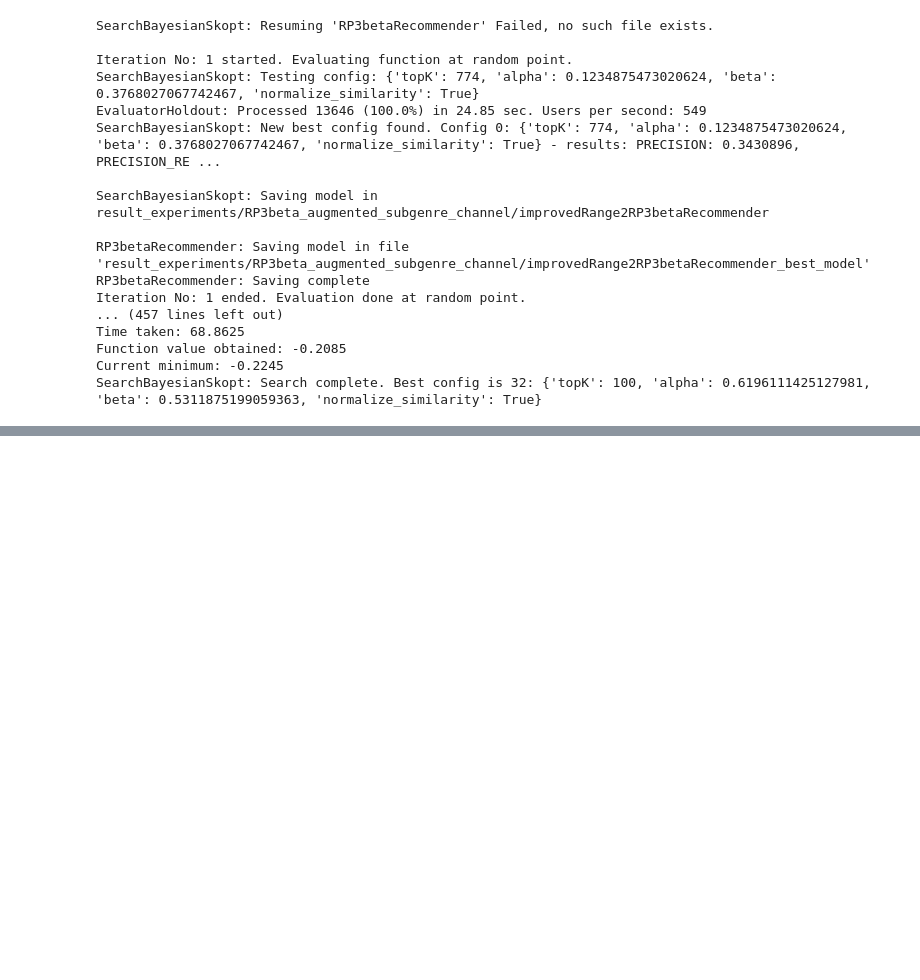
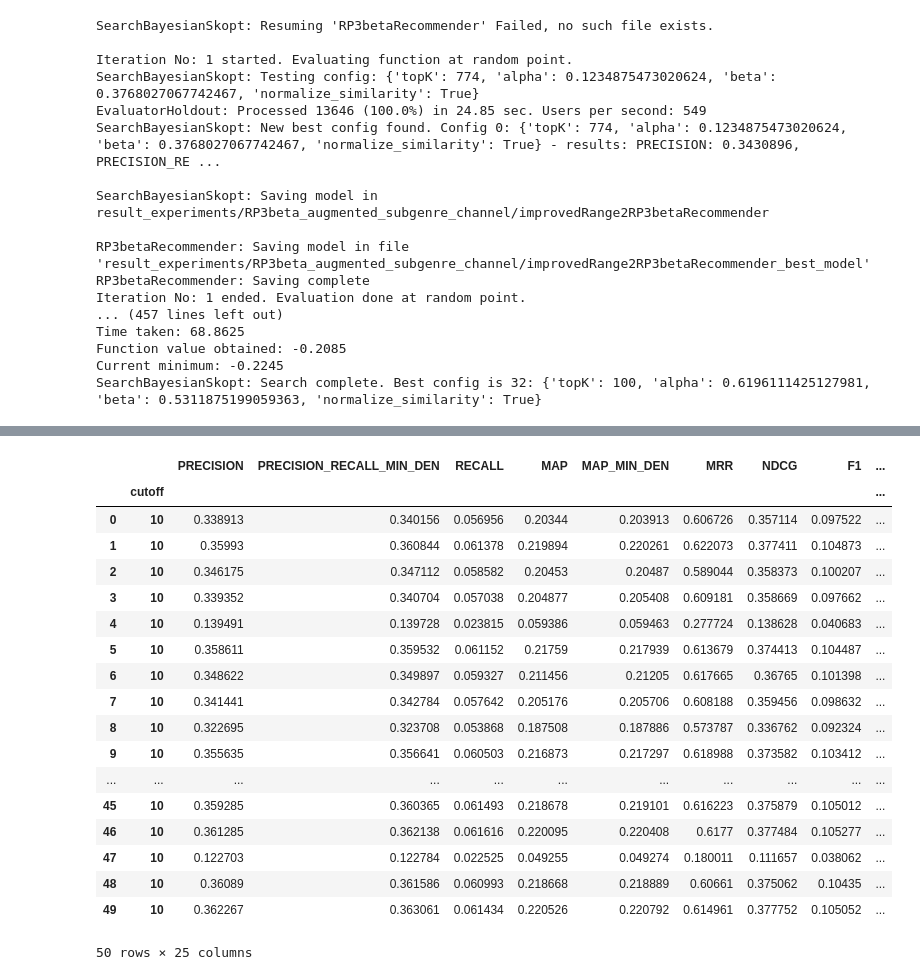
Before and after one commit to AlessioBray/Recommender-Systems-course-challenge, a Jupyter notebook: Hybrid_RP3beta_UserKNN.ipynb, the cells around one changed output, grey strips where cells are left out. Cells and saved outputs as stored; diff of their text form; code cells hidden in the pictures; blank space fills up the shorter version.

```diff
--- a/Hybrid_RP3beta_UserKNN.ipynb
+++ b/Hybrid_RP3beta_UserKNN.ipynb
@@ -398,0 +540,33 @@ SearchBayesianSkopt: Search complete. Best config is 32: {'topK': 100, 'alpha':
+# %%
+output_folder_path = "result_experiments/RP3beta_augmented_subgenre_channel/noAugmentation"
+
+# If directory does not exist, create
+if not os.path.exists(output_folder_path):
+    os.makedirs(output_folder_path)
+
+n_cases = 50  # 50 with 30% random is a good number
+n_random_starts = int(n_cases*0.3)
+metric_to_optimize = "MAP"
+cutoff_to_optimize = 10
+# %%
+from functools import partial
+import os, multiprocessing
+
+from Recommenders.GraphBased.RP3betaRecommender import RP3betaRecommender
+
+from HyperparameterTuning.run_hyperparameter_search import runHyperparameterSearch_Collaborative
+
+runHyperparameterSearch_Collaborative(RP3betaRecommender,
+                                        URM_train = URM_train,
+                                        URM_train_last_test = None,
+                                        metric_to_optimize = metric_to_optimize,
+                                        cutoff_to_optimize = cutoff_to_optimize,
+                                        n_cases = n_cases,
+                                        n_random_starts = n_random_starts,
+                                        evaluator_validation_earlystopping = evaluator_validation,
+                                        evaluator_validation = evaluator_validation,
+                                        evaluator_test = None,
+                                        output_folder_path = output_folder_path,
+                                        resume_from_saved = True,
+                                        similarity_type_list = None,
+                                        parallelizeKNN = True)
@@ -398,0 +591,7 @@ SearchBayesianSkopt: Search complete. Best config is 32: {'topK': 100, 'alpha':
+# %%
+from Recommenders.DataIO import DataIO
+
+data_loader = DataIO(folder_path = output_folder_path)
+search_metadata = data_loader.load_data(RP3betaRecommender.RECOMMENDER_NAME + "_metadata.zip")
+
+search_metadata.keys()
@@ -398,0 +621,23 @@ SearchBayesianSkopt: Search complete. Best config is 32: {'topK': 100, 'alpha':
+# %%
+result_on_validation_df = search_metadata["result_on_validation_df"]
+result_on_validation_df.head(50)
+# %% [output]
+|  |  | PRECISION | PRECISION_RECALL_MIN_DEN | RECALL | MAP | MAP_MIN_DEN | MRR | NDCG | F1 | ... |
+|  | cutoff |  |  |  |  |  |  |  |  | ... |
+| 0 | 10 | 0.338913 | 0.340156 | 0.056956 | 0.20344 | 0.203913 | 0.606726 | 0.357114 | 0.097522 | ... |
+| 1 | 10 | 0.35993 | 0.360844 | 0.061378 | 0.219894 | 0.220261 | 0.622073 | 0.377411 | 0.104873 | ... |
+| 2 | 10 | 0.346175 | 0.347112 | 0.058582 | 0.20453 | 0.20487 | 0.589044 | 0.358373 | 0.100207 | ... |
+| 3 | 10 | 0.339352 | 0.340704 | 0.057038 | 0.204877 | 0.205408 | 0.609181 | 0.358669 | 0.097662 | ... |
+| 4 | 10 | 0.139491 | 0.139728 | 0.023815 | 0.059386 | 0.059463 | 0.277724 | 0.138628 | 0.040683 | ... |
+| 5 | 10 | 0.358611 | 0.359532 | 0.061152 | 0.21759 | 0.217939 | 0.613679 | 0.374413 | 0.104487 | ... |
+| 6 | 10 | 0.348622 | 0.349897 | 0.059327 | 0.211456 | 0.21205 | 0.617665 | 0.36765 | 0.101398 | ... |
+| 7 | 10 | 0.341441 | 0.342784 | 0.057642 | 0.205176 | 0.205706 | 0.608188 | 0.359456 | 0.098632 | ... |
+| 8 | 10 | 0.322695 | 0.323708 | 0.053868 | 0.187508 | 0.187886 | 0.573787 | 0.336762 | 0.092324 | ... |
+| 9 | 10 | 0.355635 | 0.356641 | 0.060503 | 0.216873 | 0.217297 | 0.618988 | 0.373582 | 0.103412 | ... |
+| ... | ... | ... | ... | ... | ... | ... | ... | ... | ... | ... |
+| 45 | 10 | 0.359285 | 0.360365 | 0.061493 | 0.218678 | 0.219101 | 0.616223 | 0.375879 | 0.105012 | ... |
+| 46 | 10 | 0.361285 | 0.362138 | 0.061616 | 0.220095 | 0.220408 | 0.6177 | 0.377484 | 0.105277 | ... |
+| 47 | 10 | 0.122703 | 0.122784 | 0.022525 | 0.049255 | 0.049274 | 0.180011 | 0.111657 | 0.038062 | ... |
+| 48 | 10 | 0.36089 | 0.361586 | 0.060993 | 0.218668 | 0.218889 | 0.60661 | 0.375062 | 0.10435 | ... |
+| 49 | 10 | 0.362267 | 0.363061 | 0.061434 | 0.220526 | 0.220792 | 0.614961 | 0.377752 | 0.105052 | ... |
+50 rows × 25 columns
```
Also changed, not shown: parts of 15 cells of this notebook, 13 other files.
